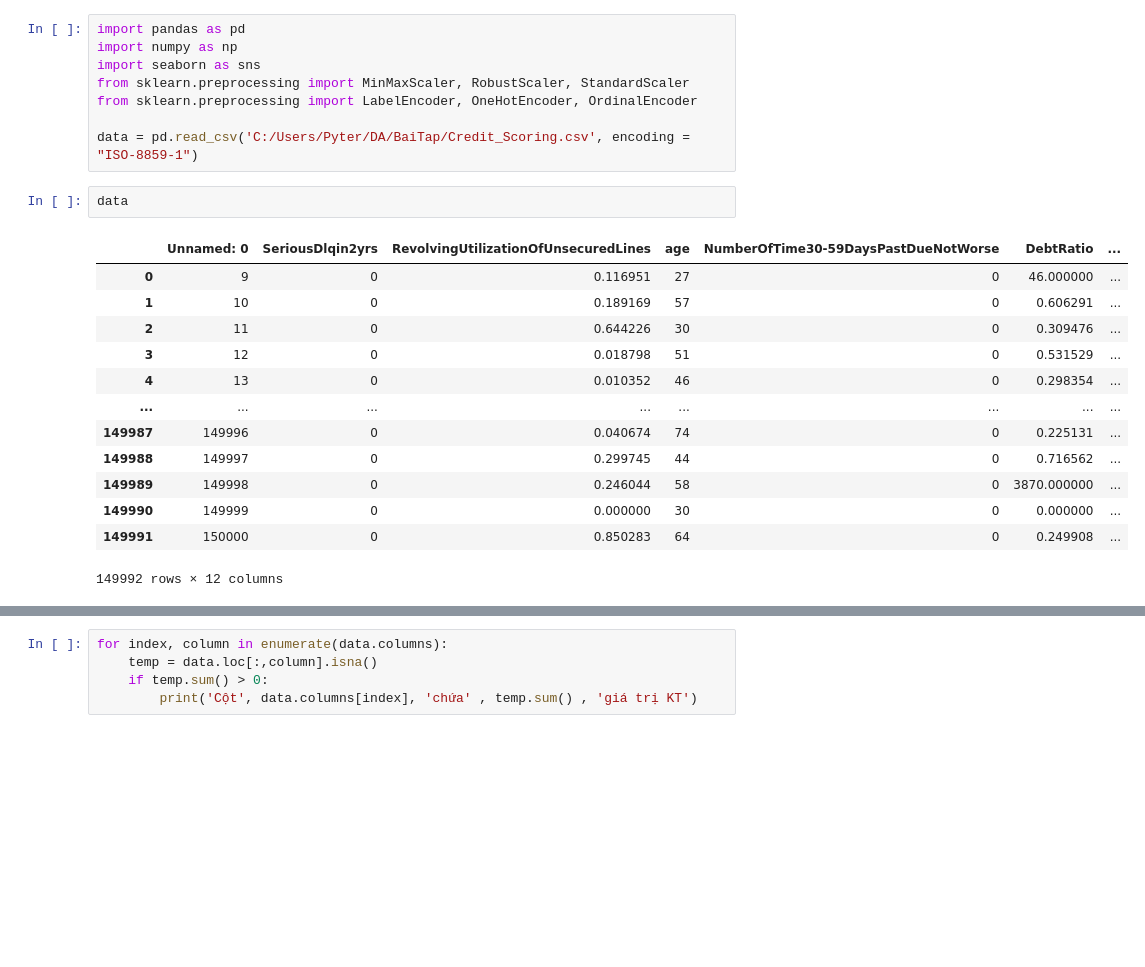
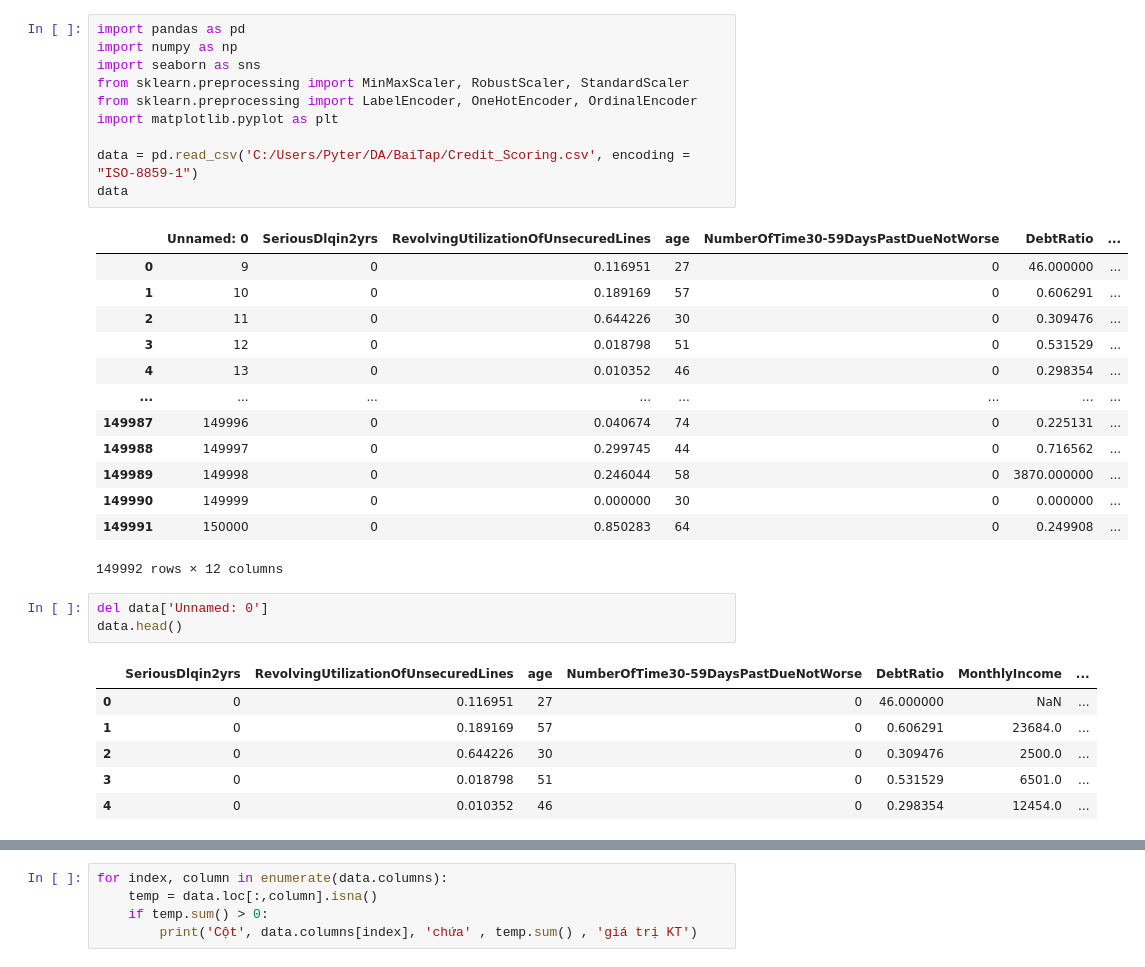
Before and after one commit to TVVY/Bai-Tap-DA-Tren-Leanr, a Jupyter notebook: Tiền xử lý dữ liệu – 2/[Bài tập] Phân tích dữ liệu Credit_scoring.ipynb, the cells around one changed output, grey strips where cells are left out. Saved outputs shown, nothing was run; the diff lists cells and outputs as text; blank space fills up the shorter version.

```diff
--- a/Tiền xử lý dữ liệu – 2/[Bài tập] Phân tích dữ liệu Credit_scoring.ipynb
+++ b/Tiền xử lý dữ liệu – 2/[Bài tập] Phân tích dữ liệu Credit_scoring.ipynb
@@ -4,24 +4,34 @@ import numpy as np
 import seaborn as sns
 from sklearn.preprocessing import MinMaxScaler, RobustScaler, StandardScaler
 from sklearn.preprocessing import LabelEncoder, OneHotEncoder, OrdinalEncoder
+import matplotlib.pyplot as plt
 
 data = pd.read_csv('C:/Users/Pyter/DA/BaiTap/Credit_Scoring.csv', encoding = "ISO-8859-1")
+data
+# %% [output]
+|  | Unnamed: 0 | SeriousDlqin2yrs | RevolvingUtilizationOfUnsecuredLines | age | NumberOfTime30-59DaysPastDueNotWorse | DebtRatio | ... |
+| 0 | 9 | 0 | 0.116951 | 27 | 0 | 46.000000 | ... |
+| 1 | 10 | 0 | 0.189169 | 57 | 0 | 0.606291 | ... |
+| 2 | 11 | 0 | 0.644226 | 30 | 0 | 0.309476 | ... |
+| 3 | 12 | 0 | 0.018798 | 51 | 0 | 0.531529 | ... |
+| 4 | 13 | 0 | 0.010352 | 46 | 0 | 0.298354 | ... |
+| ... | ... | ... | ... | ... | ... | ... | ... |
+| 149987 | 149996 | 0 | 0.040674 | 74 | 0 | 0.225131 | ... |
+| 149988 | 149997 | 0 | 0.299745 | 44 | 0 | 0.716562 | ... |
+| 149989 | 149998 | 0 | 0.246044 | 58 | 0 | 3870.000000 | ... |
+| 149990 | 149999 | 0 | 0.000000 | 30 | 0 | 0.000000 | ... |
+| 149991 | 150000 | 0 | 0.850283 | 64 | 0 | 0.249908 | ... |
+149992 rows × 12 columns
 # %%
-data
+del data['Unnamed: 0']
+data.head()
 # %% [output]
-|  | Unnamed: 0 | SeriousDlqin2yrs | RevolvingUtilizationOfUnsecuredLines | age | NumberOfTime30-59DaysPastDueNotWorse | DebtRatio | ... |
-| 0 | 9 | 0 | 0.116951 | 27 | 0 | 46.000000 | ... |
-| 1 | 10 | 0 | 0.189169 | 57 | 0 | 0.606291 | ... |
-| 2 | 11 | 0 | 0.644226 | 30 | 0 | 0.309476 | ... |
-| 3 | 12 | 0 | 0.018798 | 51 | 0 | 0.531529 | ... |
-| 4 | 13 | 0 | 0.010352 | 46 | 0 | 0.298354 | ... |
-| ... | ... | ... | ... | ... | ... | ... | ... |
-| 149987 | 149996 | 0 | 0.040674 | 74 | 0 | 0.225131 | ... |
-| 149988 | 149997 | 0 | 0.299745 | 44 | 0 | 0.716562 | ... |
-| 149989 | 149998 | 0 | 0.246044 | 58 | 0 | 3870.000000 | ... |
-| 149990 | 149999 | 0 | 0.000000 | 30 | 0 | 0.000000 | ... |
-| 149991 | 150000 | 0 | 0.850283 | 64 | 0 | 0.249908 | ... |
+|  | SeriousDlqin2yrs | RevolvingUtilizationOfUnsecuredLines | age | NumberOfTime30-59DaysPastDueNotWorse | DebtRatio | MonthlyIncome | ... |
+| 0 | 0 | 0.116951 | 27 | 0 | 46.000000 | NaN | ... |
+| 1 | 0 | 0.189169 | 57 | 0 | 0.606291 | 23684.0 | ... |
+| 2 | 0 | 0.644226 | 30 | 0 | 0.309476 | 2500.0 | ... |
+| 3 | 0 | 0.018798 | 51 | 0 | 0.531529 | 6501.0 | ... |
+| 4 | 0 | 0.010352 | 46 | 0 | 0.298354 | 12454.0 | ... |
-149992 rows × 12 columns
 # %%
 data.info()
 # %% [output]
```
Also changed, not shown: parts of 21 cells of this notebook.
